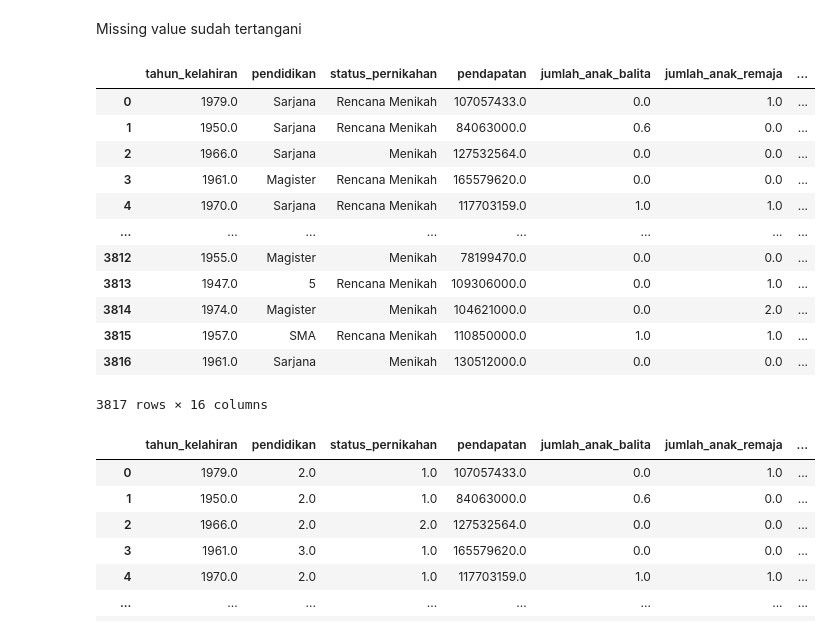
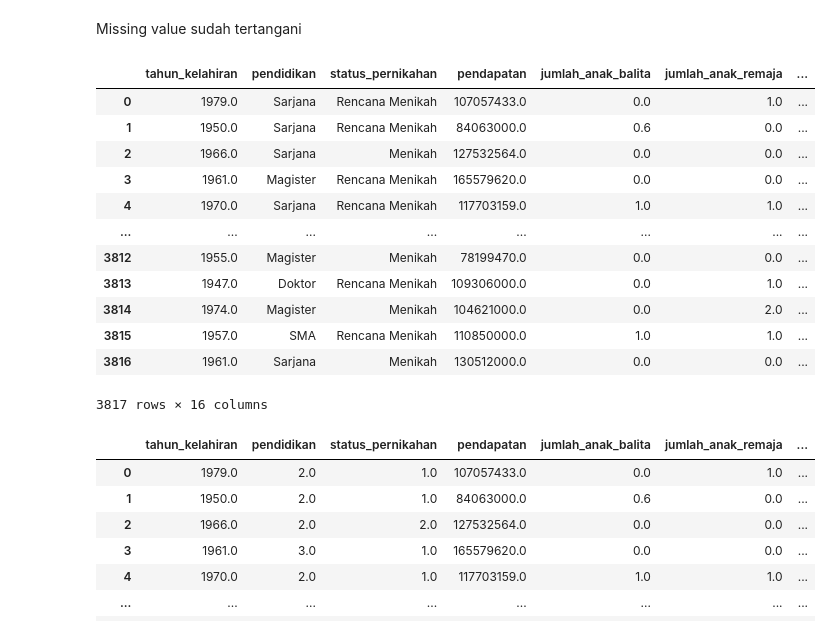
Before and after one commit to drtaufiqh/coba-coba-coba, a Jupyter notebook: PreprocessingData.ipynb, the cells around one changed output. Saved outputs shown, nothing was run; the diff lists cells and outputs as text; code cells hidden in the pictures.

```diff
--- a/PreprocessingData.ipynb
+++ b/PreprocessingData.ipynb
@@ -225,0 +255,4 @@ array([519, 186, 564, 226, 385,  85, 265,  53, 158, 486,  81, 225, 137,
+# %%
+# Transformasi data tanggal_menjadi_anggota
+X_train_raw['tanggal_menjadi_anggota_encoded'] = label_encoder_tanggal.transform(X_train_raw['tanggal_menjadi_anggota'])
+X_train_raw['tanggal_menjadi_anggota_encoded'].unique()
@@ -226,2 +299,3 @@ array([519, 186, 564, 226, 385,  85, 265,  53, 158, 486,  81, 225, 137,
 # %%
-X_train_raw['tanggal_menjadi_anggota_encoded'] = X_train_raw['tanggal_menjadi_anggota_encoded'].replace(564, np.nan)
+X_train_raw['tanggal_menjadi_anggota_encoded'] = X_train_raw['tanggal_menjadi_anggota_encoded'].replace(675, np.nan)
+X_test_raw['tanggal_menjadi_anggota_encoded'] = X_test_raw['tanggal_menjadi_anggota_encoded'].replace(675, np.nan)
@@ -228,3 +311,3 @@ X_train_raw['tanggal_menjadi_anggota_encoded'] = X_train_raw['tanggal_menjadi_an
 # %%
-data = X_train_raw.drop(columns=['pendidikan', 'status_pernikahan', 'tanggal_menjadi_anggota'])
-data
+data_train = X_train_raw.drop(columns=['pendidikan', 'status_pernikahan', 'tanggal_menjadi_anggota'])
+data_test = X_test_raw.drop(columns=['pendidikan', 'status_pernikahan', 'tanggal_menjadi_anggota'])
@@ -245,17 +314,17 @@ data
 # %%
 # Kolom yang ingin diimputasi
-imputed_column = data.columns
+imputed_column = data_train.columns
 
 # Buat imputer hanya untuk kolom yang diinginkan
 imputer = KNNImputer(n_neighbors=5)
-imputed_data = imputer.fit_transform(data[imputed_column])
+imputed_data_train = imputer.fit_transform(data_train[imputed_column])
 
 # Ganti kolom-kolom yang diimputasi dengan hasil imputasi
-data_imputed = data.copy()
-data_imputed[imputed_column] = imputed_data
+data_train_imputed = data_train.copy()
+data_train_imputed[imputed_column] = imputed_data_train
 
 # Tampilkan DataFrame hasil imputasi
-data_imputed.head(n=5)
+data_train_imputed.head(n=5)
 # %% [output]
 |  | tahun_kelahiran | pendapatan | jumlah_anak_balita | jumlah_anak_remaja | terakhir_belanja | belanja_buah | ... |
 | 0 | 1979.0 | 107057433.0 | 0.0 | 1.0 | 27.8 | 50575.0 | ... |
@@ -286,24 +397,24 @@ dtype: int64
 # %% [markdown]
 Missing value sudah tertangani
 # %%
-data_reverse = data_imputed.copy()
+data_reverse = data_train_imputed.copy()
 data_reverse['pendidikan'] = data_reverse['pendidikan_encoded'].map(reverse_mapping_pendidikan)
 data_reverse['status_pernikahan'] = data_reverse['status_pernikahan_encoded'].map(reverse_mapping_status_pernikahan)
 tanggal_menjadi_anggota_encoded = data_reverse['tanggal_menjadi_anggota_encoded'].astype(int)
 tanggal_menjadi_anggota_decoded = label_encoder_tanggal.inverse_transform(tanggal_menjadi_anggota_encoded)
 data_reverse['tanggal_menjadi_anggota'] = tanggal_menjadi_anggota_decoded
 data_reverse = data_reverse[features]
 data_reverse
 # %% [output]
 |  | tahun_kelahiran | pendidikan | status_pernikahan | pendapatan | jumlah_anak_balita | jumlah_anak_remaja | ... |
 | 0 | 1979.0 | Sarjana | Rencana Menikah | 107057433.0 | 0.0 | 1.0 | ... |
 | 1 | 1950.0 | Sarjana | Rencana Menikah | 84063000.0 | 0.6 | 0.0 | ... |
 | 2 | 1966.0 | Sarjana | Menikah | 127532564.0 | 0.0 | 0.0 | ... |
 | 3 | 1961.0 | Magister | Rencana Menikah | 165579620.0 | 0.0 | 0.0 | ... |
 | 4 | 1970.0 | Sarjana | Rencana Menikah | 117703159.0 | 1.0 | 1.0 | ... |
 | ... | ... | ... | ... | ... | ... | ... | ... |
 | 3812 | 1955.0 | Magister | Menikah | 78199470.0 | 0.0 | 0.0 | ... |
-| 3813 | 1947.0 | 5 | Rencana Menikah | 109306000.0 | 0.0 | 1.0 | ... |
+| 3813 | 1947.0 | Doktor | Rencana Menikah | 109306000.0 | 0.0 | 1.0 | ... |
 | 3814 | 1974.0 | Magister | Menikah | 104621000.0 | 0.0 | 2.0 | ... |
 | 3815 | 1957.0 | SMA | Rencana Menikah | 110850000.0 | 1.0 | 1.0 | ... |
 | 3816 | 1961.0 | Sarjana | Menikah | 130512000.0 | 0.0 | 0.0 | ... |
```
Also changed, not shown: parts of 23 cells of this notebook, 4 other files.
